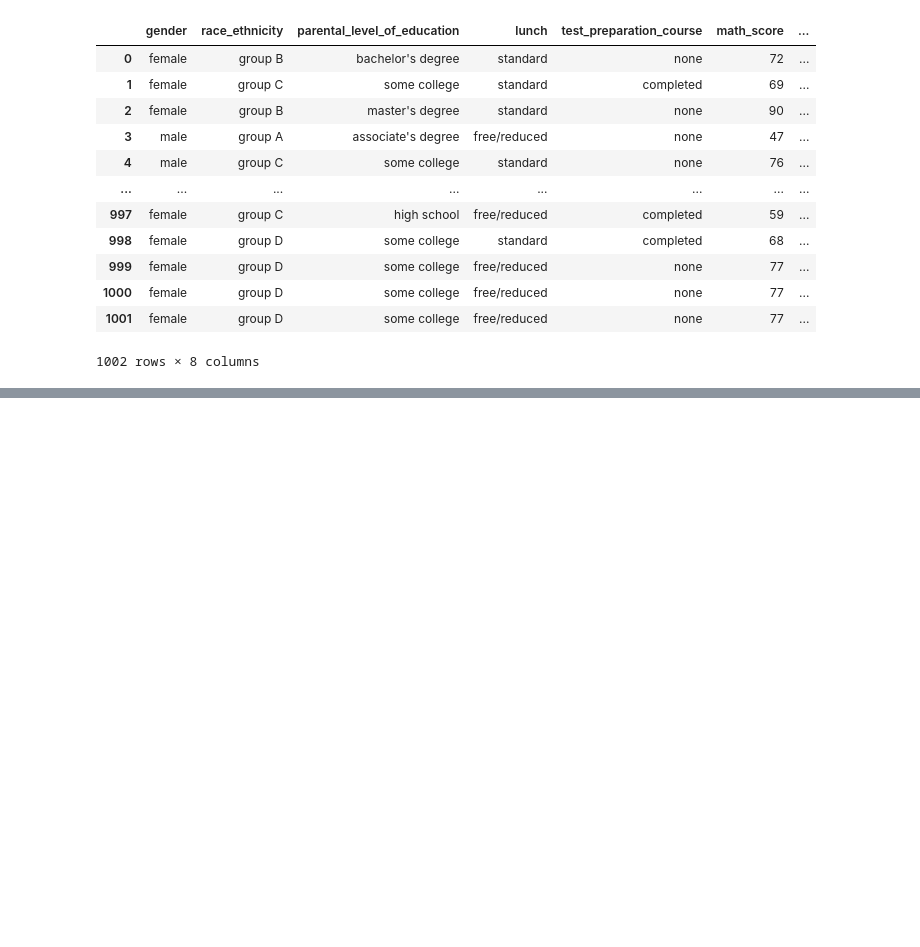
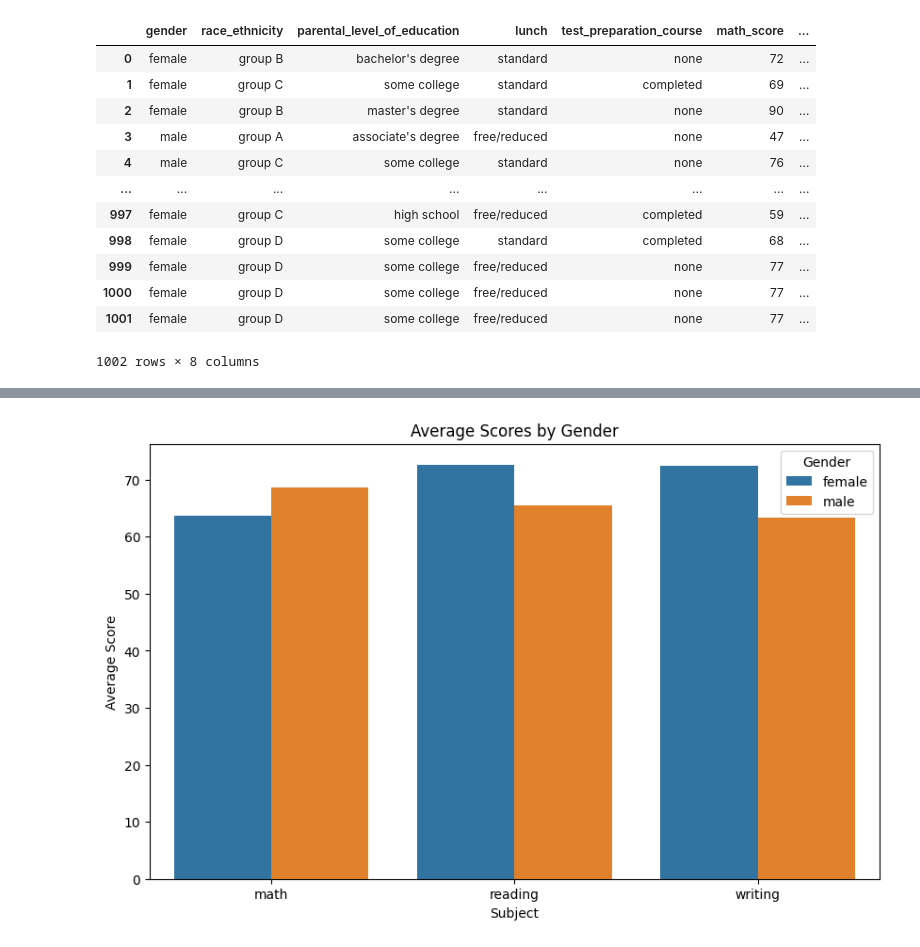
Before and after one commit to priyasonkar03/Basic_DataAnalyticsTask, a Jupyter notebook: research/main.ipynb, the cells around one changed output, grey strips where cells are left out. Cells and saved outputs as stored; diff of their text form; code cells hidden in the pictures; blank space fills up the shorter version.

```diff
--- a/research/main.ipynb
+++ b/research/main.ipynb
@@ -365,0 +358,15 @@ df
+# %%
+avg_scores = df.groupby("gender")[["math_score", "reading_score", "writing_score"]].mean().reset_index()
+# %%
+avg_scores_melted = pd.melt(avg_scores, id_vars="gender", var_name="subject", value_name="average_score")
+avg_scores_melted["subject"] = avg_scores_melted["subject"].str.replace("_score", "")
+# %%
+plt.figure(figsize=(10,6))
+sns.barplot(data=avg_scores_melted, x="subject", y="average_score", hue="gender")
+plt.title("Average Scores by Gender")
+plt.xlabel("Subject")
+plt.ylabel("Average Score")
+plt.legend(title="Gender")
+plt.show()
+# %% [output]
+[figure, added]
```
Also changed, not shown: parts of 19 cells of this notebook, 3 other files.
